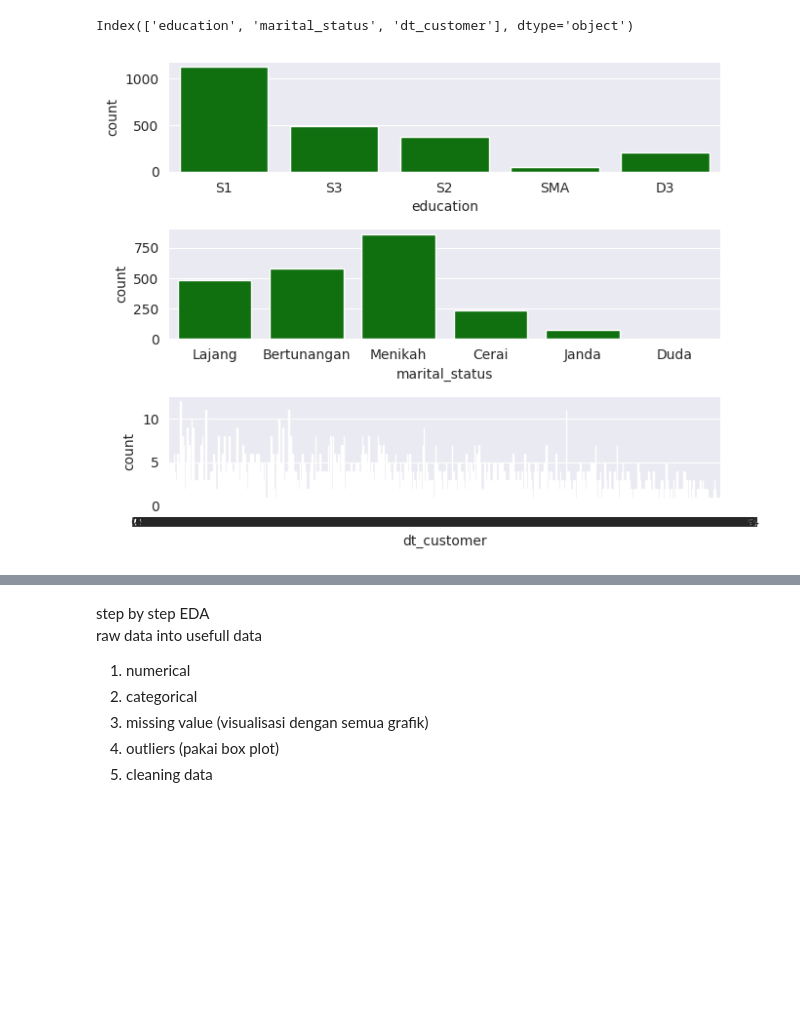
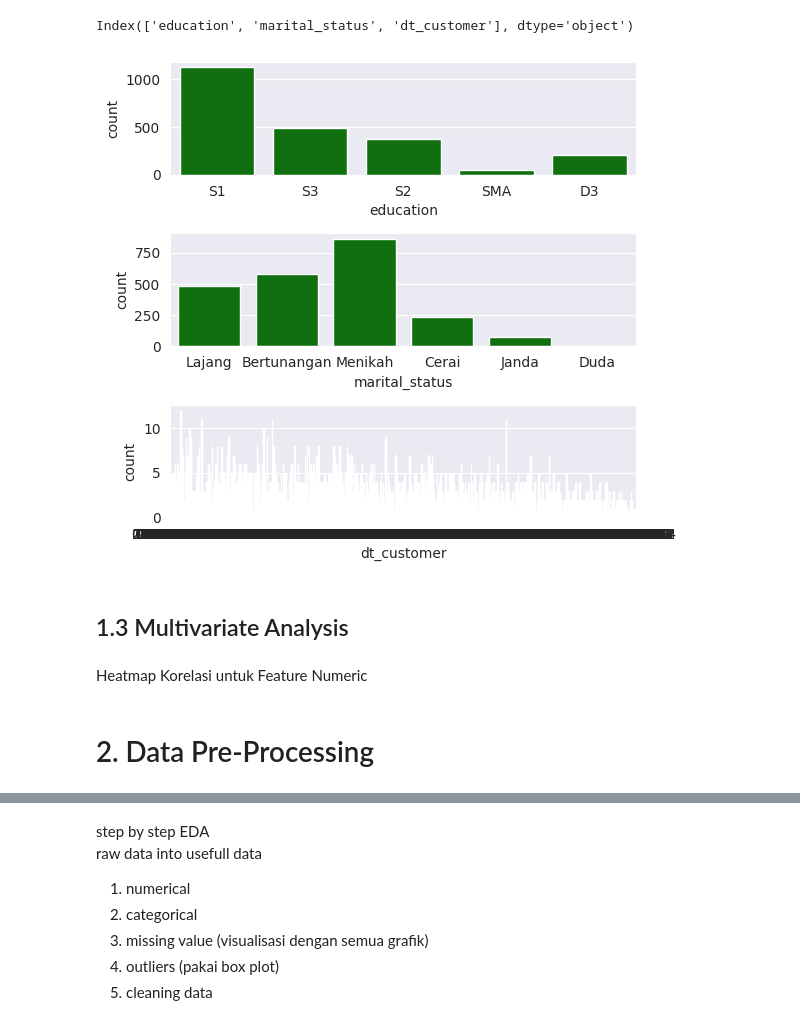
Before and after one commit to hrmufid/Mini-Project-3, a Jupyter notebook: Mini_Project_3.ipynb, the cells around one changed output, grey strips where cells are left out. Drawn from its saved outputs; the diff is of its cells as text; code cells hidden in the pictures; blank space fills up the shorter version.

Commit message:
multivariate analysis

```diff
--- a/Mini_Project_3.ipynb
+++ b/Mini_Project_3.ipynb
@@ -312,10 +312,12 @@ print(cat_df)
 Index(['education', 'marital_status', 'dt_customer'], dtype='object')
 # %%
 features = cat_df
-plt.figure(figsize=(7,10))
+plt.figure(figsize=(6,10))
 for i in range(0, len(features)):
   plt.subplot(6, 1, i+1)
   sns.countplot(x=df[features[i]], color='green')
 plt.tight_layout()
 # %% [output]
-[figure, old version]
+[figure, new version]
+# %% [markdown]
+## 1.3 Multivariate Analysis
@@ -321,0 +328,2 @@ plt.tight_layout()
+# %% [markdown]
+Heatmap Korelasi untuk Feature Numeric
@@ -321,0 +337,2 @@ plt.tight_layout()
+# %% [markdown]
+# 2. Data Pre-Processing
```
Also changed, not shown: parts of 3 cells of this notebook.
